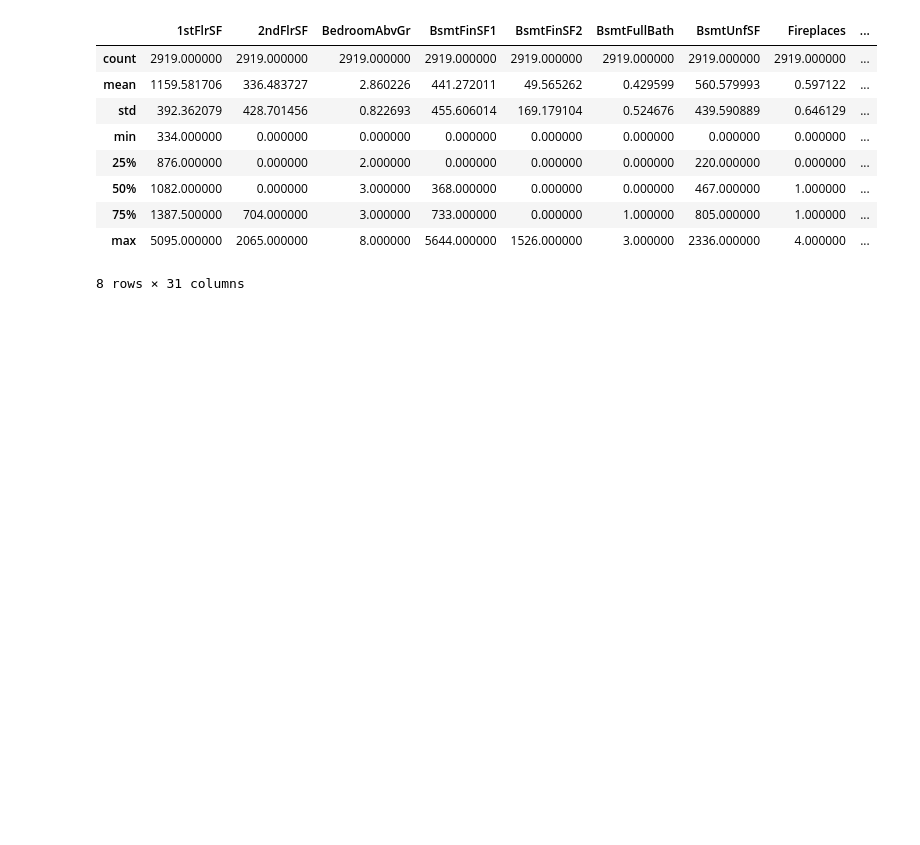
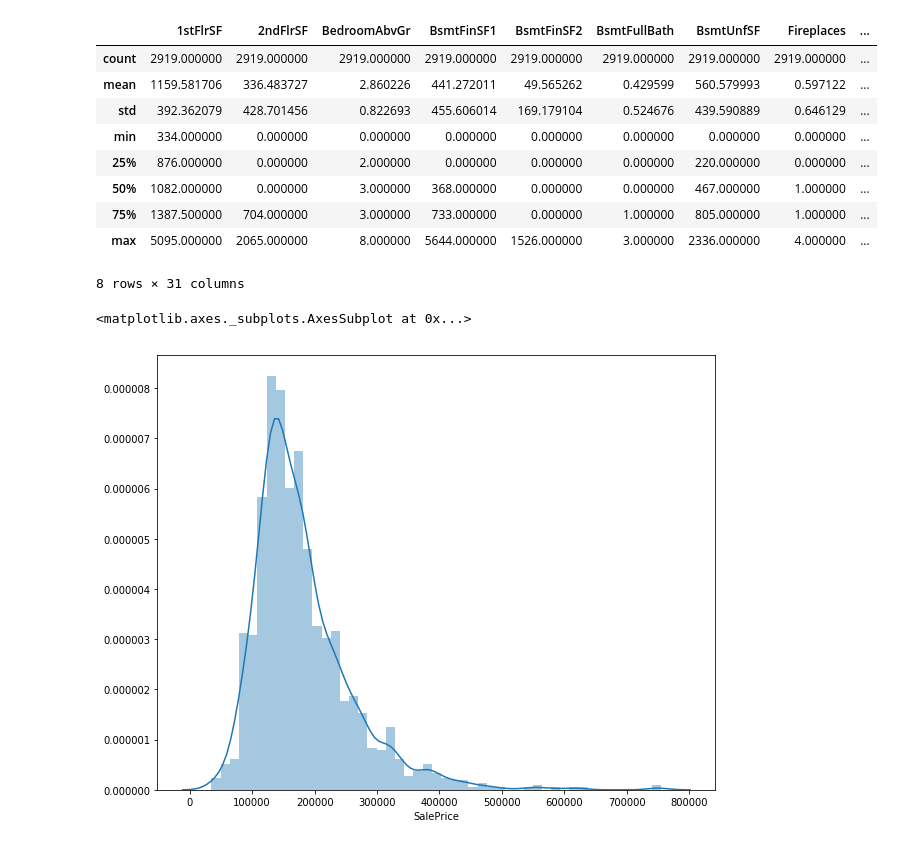
Before and after one commit to harimindi/Ames-Housing-Data, a Jupyter notebook: Ames Housing Dataset.ipynb, the cells around one changed output. Drawn from its saved outputs; the diff is of its cells as text; code cells hidden in the pictures; blank space fills up the shorter version.

```diff
--- a/Ames Housing Dataset.ipynb
+++ b/Ames Housing Dataset.ipynb
@@ -4,8 +4,9 @@ import numpy as np
 import matplotlib.pyplot as plt
 %matplotlib inline
 from matplotlib import rcParams
-rcParams['figure.figsize'] = 16,10
+rcParams['figure.figsize'] = 10,8
 import seaborn as sb
+from scipy import stats
 
 #pd.set_option('display.max_columns', 100)
 
@@ -184,8 +185,8 @@ df['BsmtCond'].value_counts().plot(kind='bar')
 # Utilities variable is just same for all the data
 # %%
 #Based on above removing the columns
-cols = ['BsmtCond','CentralAir','Condition2','Electrical','Functional','GarageCond','GarageQual','Heating','LandContour','LandSlope',
-        'PavedDrive','RoofMatl','Street','Utilities']
+cols = ['BsmtCond','CentralAir','Condition2','Electrical','Functional','GarageCond','GarageQual','Heating','LandContour',
+        'LandSlope', 'PavedDrive','RoofMatl','Street','Utilities']
 df.drop(cols, axis=1, inplace=True)
 df.shape
 # %% [output]
@@ -491,3 +404,11 @@ df.describe()
 | 75% | 1387.500000 | 704.000000 | 3.000000 | 733.000000 | 0.000000 | 1.000000 | 805.000000 | 1.000000 | ... |
 | max | 5095.000000 | 2065.000000 | 8.000000 | 5644.000000 | 1526.000000 | 3.000000 | 2336.000000 | 4.000000 | ... |
 8 rows × 31 columns
+# %%
+
+df_sp = df['SalePrice'].notnull()
+sb.distplot(df.loc[df_sp,'SalePrice'])
+#df.loc[df_sp,'SalePrice']
+# %% [output]
+<matplotlib.axes._subplots.AxesSubplot at 0x...>
+[figure, added]
```
Also changed, not shown: parts of 23 cells of this notebook.
